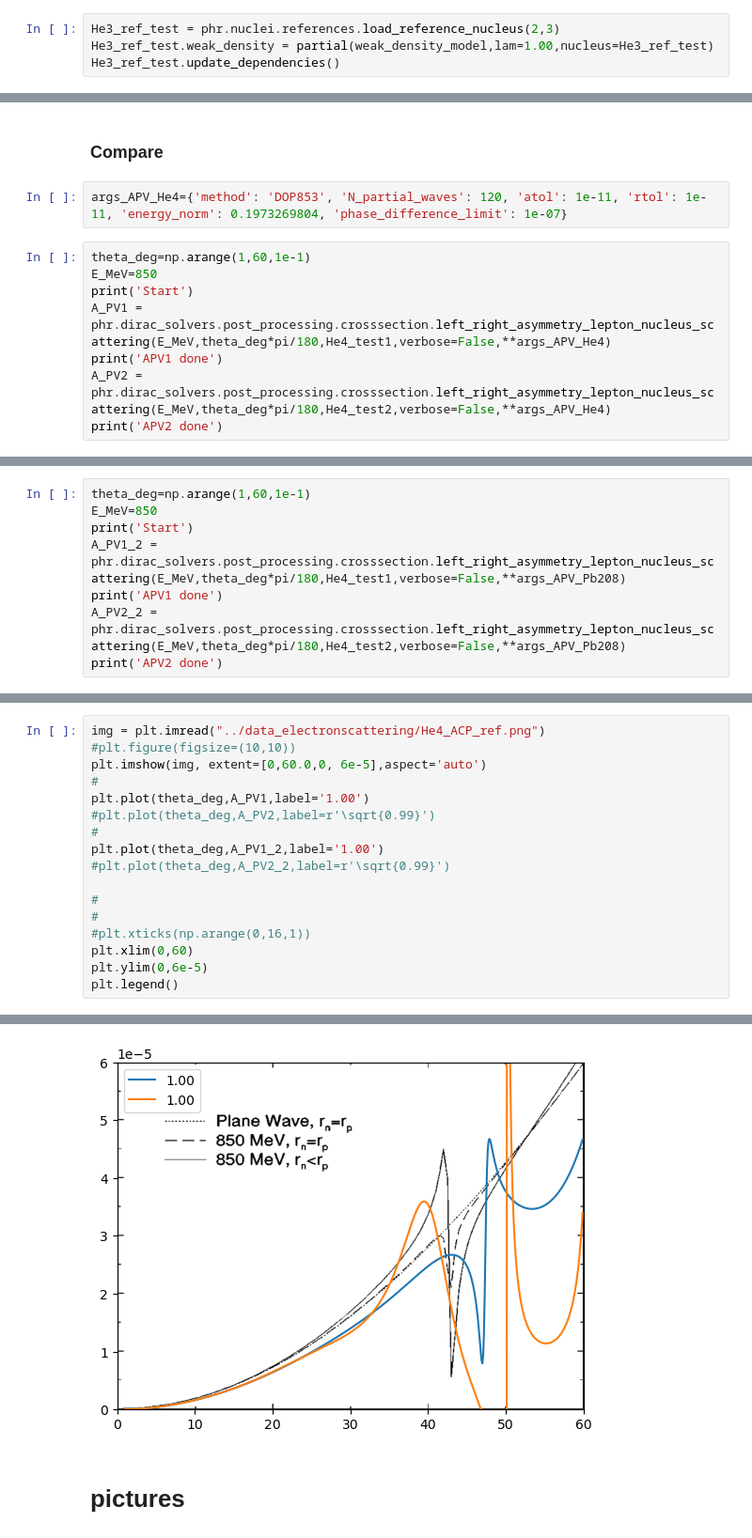
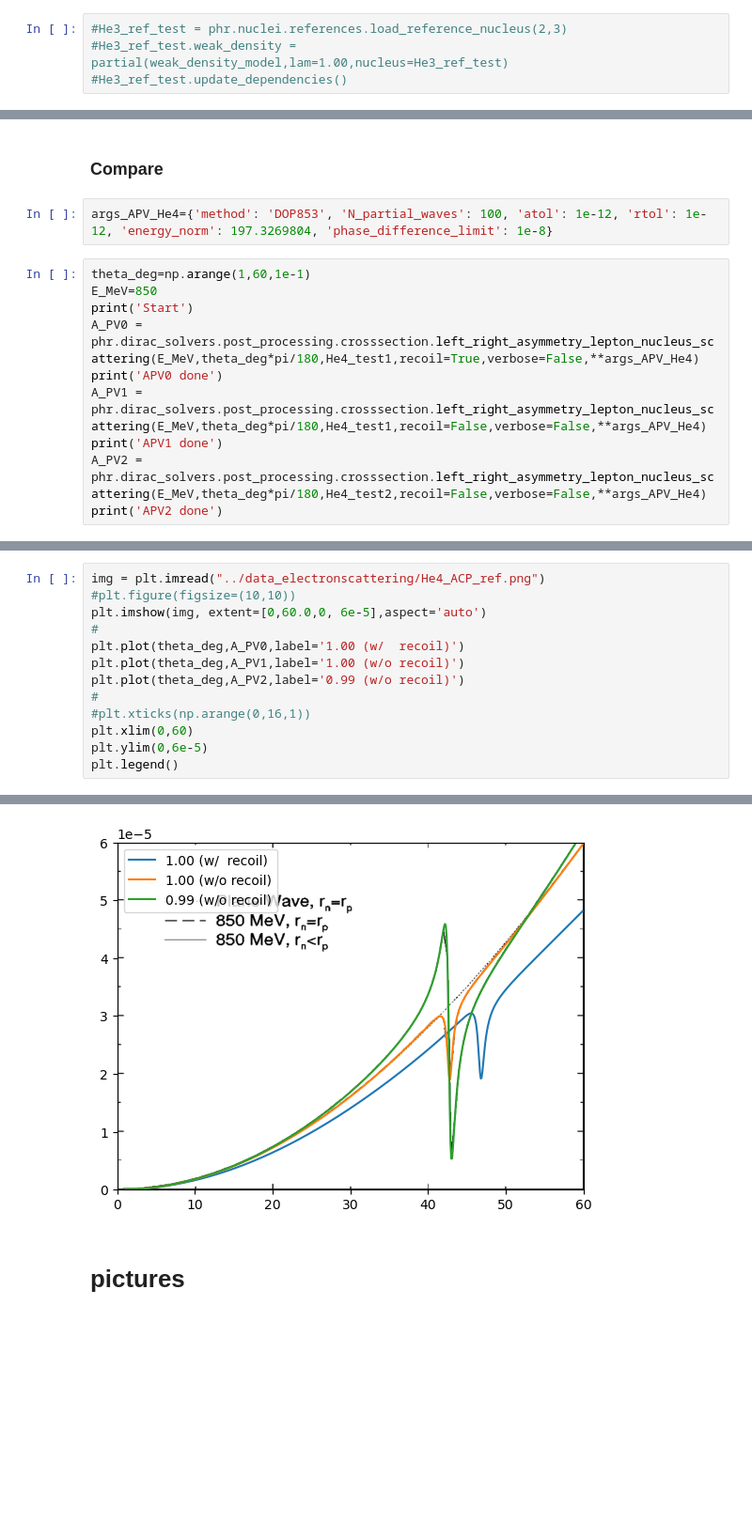
Before and after one commit to Partynumbers42/phasr, a Jupyter notebook: AsymmetryTest.ipynb, the cells around one changed output, grey strips where cells are left out. Shown at 94% size. Cells and saved outputs as stored; diff of their text form; blank space fills up the shorter version.

Commit message:
progress on high partial waves

```diff
--- a/AsymmetryTest.ipynb
+++ b/AsymmetryTest.ipynb
@@ -430,9 +680,9 @@ plt.legend()
 # %% [markdown]
 ### Optimise Settings
 # %%
-He3_ref_test = phr.nuclei.references.load_reference_nucleus(2,3)
-He3_ref_test.weak_density = partial(weak_density_model,lam=1.00,nucleus=He3_ref_test)
-He3_ref_test.update_dependencies()
+#He3_ref_test = phr.nuclei.references.load_reference_nucleus(2,3)
+#He3_ref_test.weak_density = partial(weak_density_model,lam=1.00,nucleus=He3_ref_test)
+#He3_ref_test.update_dependencies()
 # %%
 r=np.arange(0,5,1e-2)
 plt.title(r'$\rho_{ch}$')
@@ -530,14 +764,16 @@ plt.legend()
 # %% [markdown]
 ### Compare
 # %%
-args_APV_He4={'method': 'DOP853', 'N_partial_waves': 120, 'atol': 1e-11, 'rtol': 1e-11, 'energy_norm': 0.1973269804, 'phase_difference_limit': 1e-07}
+args_APV_He4={'method': 'DOP853', 'N_partial_waves': 100, 'atol': 1e-12, 'rtol': 1e-12, 'energy_norm': 197.3269804, 'phase_difference_limit': 1e-8}
 # %%
 theta_deg=np.arange(1,60,1e-1)
 E_MeV=850
 print('Start')
-A_PV1 = phr.dirac_solvers.post_processing.crosssection.left_right_asymmetry_lepton_nucleus_scattering(E_MeV,theta_deg*pi/180,He4_test1,verbose=False,**args_APV_He4)
+A_PV0 = phr.dirac_solvers.post_processing.crosssection.left_right_asymmetry_lepton_nucleus_scattering(E_MeV,theta_deg*pi/180,He4_test1,recoil=True,verbose=False,**args_APV_He4)
+print('APV0 done')
+A_PV1 = phr.dirac_solvers.post_processing.crosssection.left_right_asymmetry_lepton_nucleus_scattering(E_MeV,theta_deg*pi/180,He4_test1,recoil=False,verbose=False,**args_APV_He4)
 print('APV1 done')
-A_PV2 = phr.dirac_solvers.post_processing.crosssection.left_right_asymmetry_lepton_nucleus_scattering(E_MeV,theta_deg*pi/180,He4_test2,verbose=False,**args_APV_He4)
+A_PV2 = phr.dirac_solvers.post_processing.crosssection.left_right_asymmetry_lepton_nucleus_scattering(E_MeV,theta_deg*pi/180,He4_test2,recoil=False,verbose=False,**args_APV_He4)
 print('APV2 done')
 # %% [output]
 Start
@@ -544,10 +781,2 @@ Start
 APV1 done
 APV2 done
-# %%
-theta_deg=np.arange(1,60,1e-1)
-E_MeV=850
-print('Start')
-A_PV1_2 = phr.dirac_solvers.post_processing.crosssection.left_right_asymmetry_lepton_nucleus_scattering(E_MeV,theta_deg*pi/180,He4_test1,verbose=False,**args_APV_Pb208)
-print('APV1 done')
-A_PV2_2 = phr.dirac_solvers.post_processing.crosssection.left_right_asymmetry_lepton_nucleus_scattering(E_MeV,theta_deg*pi/180,He4_test2,verbose=False,**args_APV_Pb208)
-print('APV2 done')
@@ -558,23 +783,19 @@ APV2 done
 # %%
 img = plt.imread("../data_electronscattering/He4_ACP_ref.png")
 #plt.figure(figsize=(10,10))
 plt.imshow(img, extent=[0,60.0,0, 6e-5],aspect='auto')
 #
-plt.plot(theta_deg,A_PV1,label='1.00')
-#plt.plot(theta_deg,A_PV2,label=r'\sqrt{0.99}')
-#
-plt.plot(theta_deg,A_PV1_2,label='1.00')
-#plt.plot(theta_deg,A_PV2_2,label=r'\sqrt{0.99}')
-
-#
+plt.plot(theta_deg,A_PV0,label='1.00 (w/  recoil)')
+plt.plot(theta_deg,A_PV1,label='1.00 (w/o recoil)')
+plt.plot(theta_deg,A_PV2,label='0.99 (w/o recoil)')
 #
 #plt.xticks(np.arange(0,16,1))
 plt.xlim(0,60)
 plt.ylim(0,6e-5)
 plt.legend()
 # %% [output]
 <matplotlib.legend.Legend at 0x...>
-[figure, old version]
+[figure, new version]
 # %% [markdown]
 # pictures
 # %%
```
Also changed, not shown: parts of 49 cells of this notebook, 7 other files.
